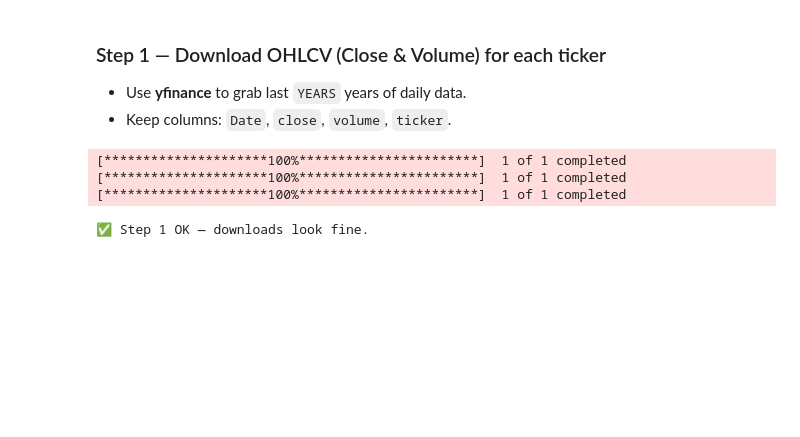
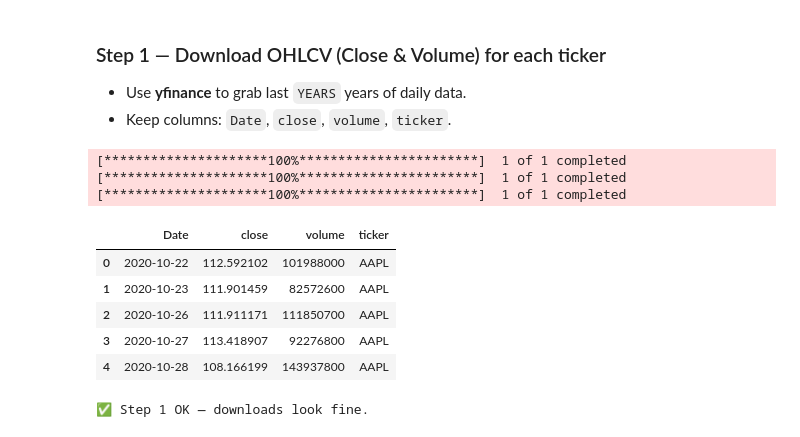
Before and after one commit to SLP-AI-2025/Stock-Prediction, a Jupyter notebook: StockPrediction.ipynb, the cells around one changed output. Saved outputs shown, nothing was run; the diff lists cells and outputs as text; code cells hidden in the pictures; blank space fills up the shorter version.

```diff
--- a/StockPrediction.ipynb
+++ b/StockPrediction.ipynb
@@ -49,34 +49,43 @@ You will fill several **TODOs**. Follow hints and run checkpoints.
 # %%
 # Example pattern shown, but you must complete TODOs.
 import yfinance as yf
 
 def download_ohlcv(ticker: str, years: int):
-    # TODO: use yf.download to fetch daily data
-    # HINT: yf.download(ticker, period=f'{years}y', interval='1d')
+     # TODO: use yf.download to fetch daily data
+   # df= yf.download(ticker, period=f'{years}y', interval='1d')
 
     df = yf.download(
         ticker,
         period=f'{years}y',
         interval='1d',
-        auto_adjust = True,
-        group_by = 'column'
+        auto_adjust=True,
+        group_by='column'
     )
     # TODO: keep only Close and Volume, rename to 'close', 'volume'
-    df = df[['Close','Volume']]
+    df = df[['Close', 'Volume']]
     df.columns = ['close', 'volume']
     # TODO: reset index so Date becomes a column
+    # reset index so Date becomes a column
     df = df.reset_index()
+
     # TODO: add a 'ticker' column with the ticker string
     df['ticker'] = ticker
+
     return df
 
 # Build raw dict (you can print head() to inspect)
 raw = {t: download_ohlcv(t, YEARS) for t in TICKERS}
-#raw['AAPL'].head()  # uncomment to peek
+raw['AAPL'].head()
 # %% [output]
 [*********************100%***********************]  1 of 1 completed
 [*********************100%***********************]  1 of 1 completed
 [*********************100%***********************]  1 of 1 completed
+|  | Date | close | volume | ticker |
+| 0 | 2020-10-22 | 112.592102 | 101988000 | AAPL |
+| 1 | 2020-10-23 | 111.901459 | 82572600 | AAPL |
+| 2 | 2020-10-26 | 111.911171 | 111850700 | AAPL |
+| 3 | 2020-10-27 | 113.418907 | 92276800 | AAPL |
+| 4 | 2020-10-28 | 108.166199 | 143937800 | AAPL |
 # %%
 # Checkpoint: basic sanity
 assert len(raw) == len(TICKERS), "raw should have one DataFrame per ticker"
```
Also changed, not shown: parts of 5 cells of this notebook.
